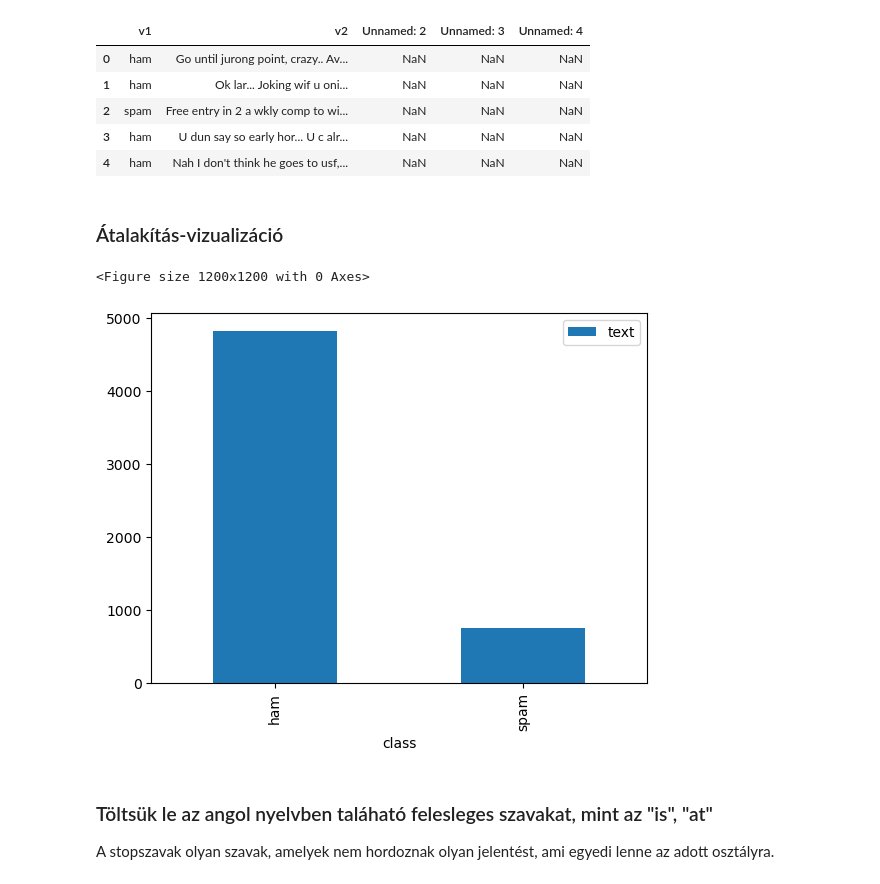
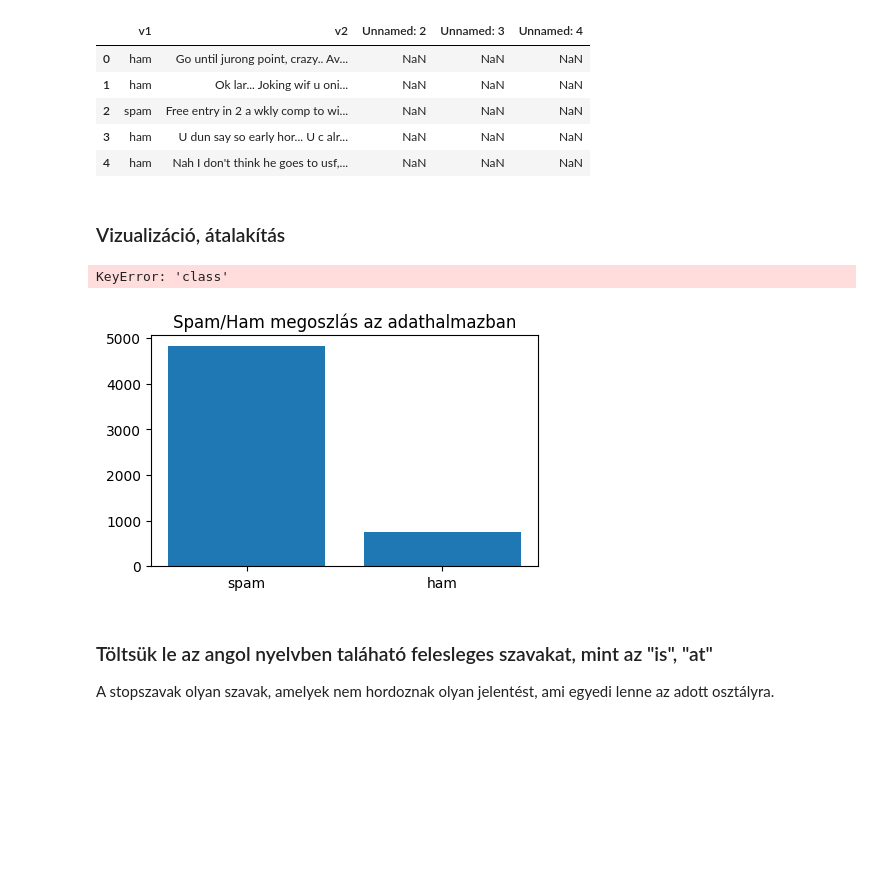
Before and after one commit to basictask/Elemzesmodszertan, a Jupyter notebook: 8_generative/code/8_generative_nb.ipynb, the cells around one changed output. Cells and saved outputs as stored; diff of their text form; code cells hidden in the pictures; blank space fills up the shorter version.

```diff
--- a/8_generative/code/8_generative_nb.ipynb
+++ b/8_generative/code/8_generative_nb.ipynb
@@ -47,18 +36,22 @@ df.head()
 | 2 | spam | Free entry in 2 a wkly comp to wi... | NaN | NaN | NaN |
 | 3 | ham | U dun say so early hor... U c alr... | NaN | NaN | NaN |
 | 4 | ham | Nah I don't think he goes to usf,... | NaN | NaN | NaN |
-# %% [markdown]
-### Átalakítás-vizualizáció
+# %% [markdown]
+### Vizualizáció, átalakítás
+# %%
+df.groupby('class').count()['text']
+# %% [output]
+KeyError: 'class'
 # %%
 df.drop([x for x in df.columns if 'Unnamed' in x], axis=1, inplace=True) # Unnamed oszlopok eldobása
 df.columns = ['class', 'text'] # Oszlopnevek átalakítása
 
-plt.figure(figsize=(12,12))
-df.groupby('class').count().plot.bar(ylim=0)
+plt.figure(figsize=(5, 3))
+plt.title('Spam/Ham megoszlás az adathalmazban')
+plt.bar(['spam', 'ham'], df.groupby('class').count()['text'])
 plt.show()
 # %% [output]
-<Figure size 1200x1200 with 0 Axes>
-[figure, old version]
+[figure, new version]
 # %% [markdown]
 ### Töltsük le az angol nyelvben taláható felesleges szavakat, mint az "is", "at"
 A stopszavak olyan szavak, amelyek nem hordoznak olyan jelentést, ami egyedi lenne az adott osztályra.
```
Also changed, not shown: parts of 9 cells of this notebook, 5 other files.
